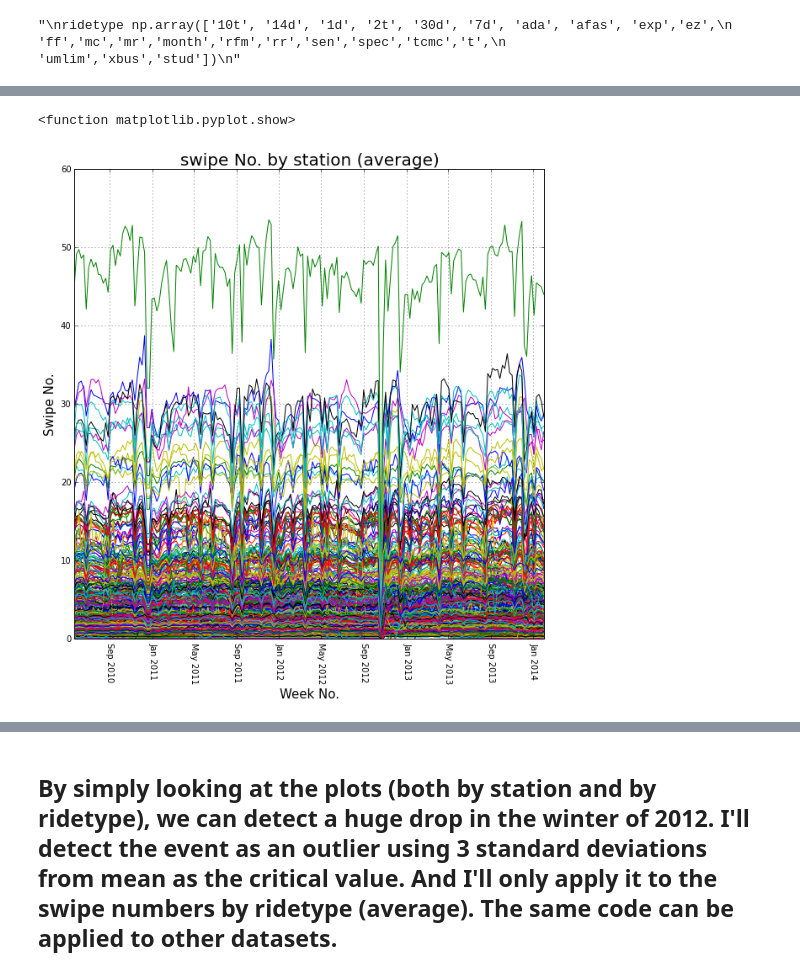
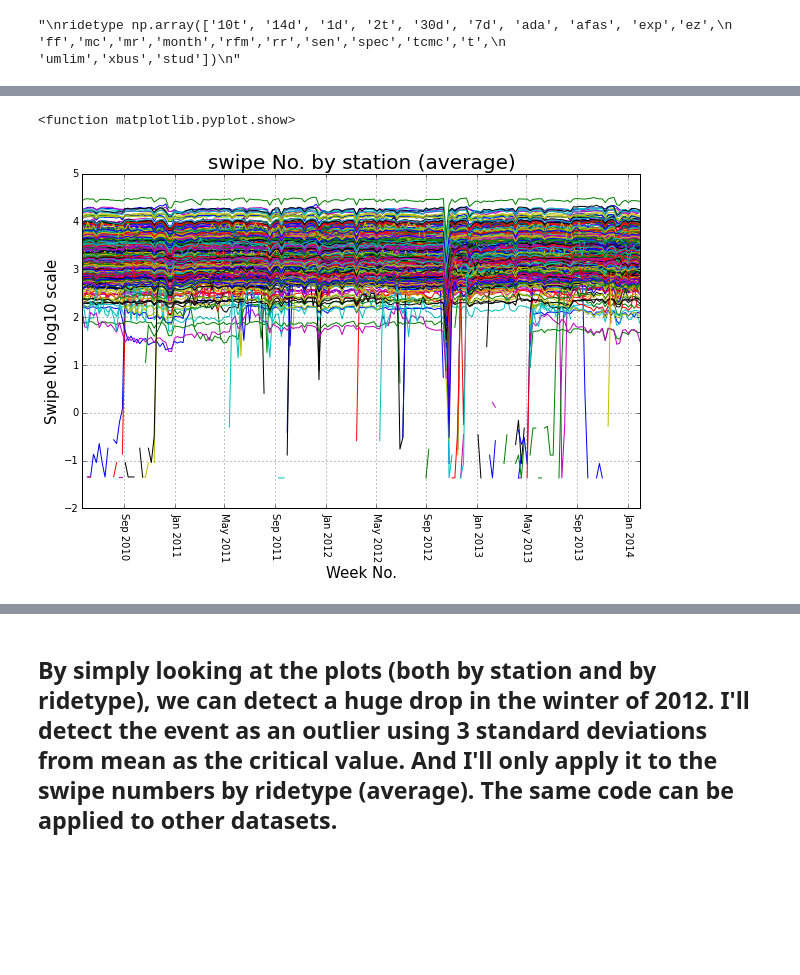
Before and after one commit to Elixeus/PUI2015_xwang, a Jupyter notebook: HW6/assignment6XiaWang.ipynb, the cells around one changed output, grey strips where cells are left out. Cells and saved outputs as stored; diff of their text form; code cells hidden in the pictures; blank space fills up the shorter version.

```diff
--- a/HW6/assignment6XiaWang.ipynb
+++ b/HW6/assignment6XiaWang.ipynb
@@ -64,6 +64,6 @@ plt.show
 # %%
-by_ridetype_avg = np.nanmean(data, axis=0)/23
-by_station_avg = np.nanmean(data, axis=1)/600
+by_ridetype_avg = np.nanmean(data, axis=0)
+by_station_avg = np.nanmean(data, axis=1)
 # %%
 # print by_ridetype_avg.shape
 # print by_station_avg.shape
@@ -80,16 +80,16 @@ station = pd.DataFrame(by_station_avg.T)
 # %%
 station.index = pd.date_range('5/21/2010',periods=194,freq='W-FRI')
 # %%
-fig1 = plt.figure(figsize=(10,10))
+fig1 = plt.figure(figsize=(10,6))
 fig1.add_subplot(111)
-plt.plot(station.index, station)
-plt.title('swipe No. by station (average)',fontsize=20)
+plt.plot(station.index, np.log10(station))
+plt.title('swipe No. by station (average)', fontsize=20)
 plt.xticks(rotation=270)
 plt.xlabel('Week No.', fontsize=15)
-plt.ylabel('Swipe No.', fontsize=15)
+plt.ylabel('Swipe No. log10 scale', fontsize=15)
 plt.grid()
 plt.show
 # %% [output]
 <function matplotlib.pyplot.show>
-[figure, old version]
+[figure, new version]
 # %%
```
Also changed, not shown: parts of 14 cells of this notebook.
